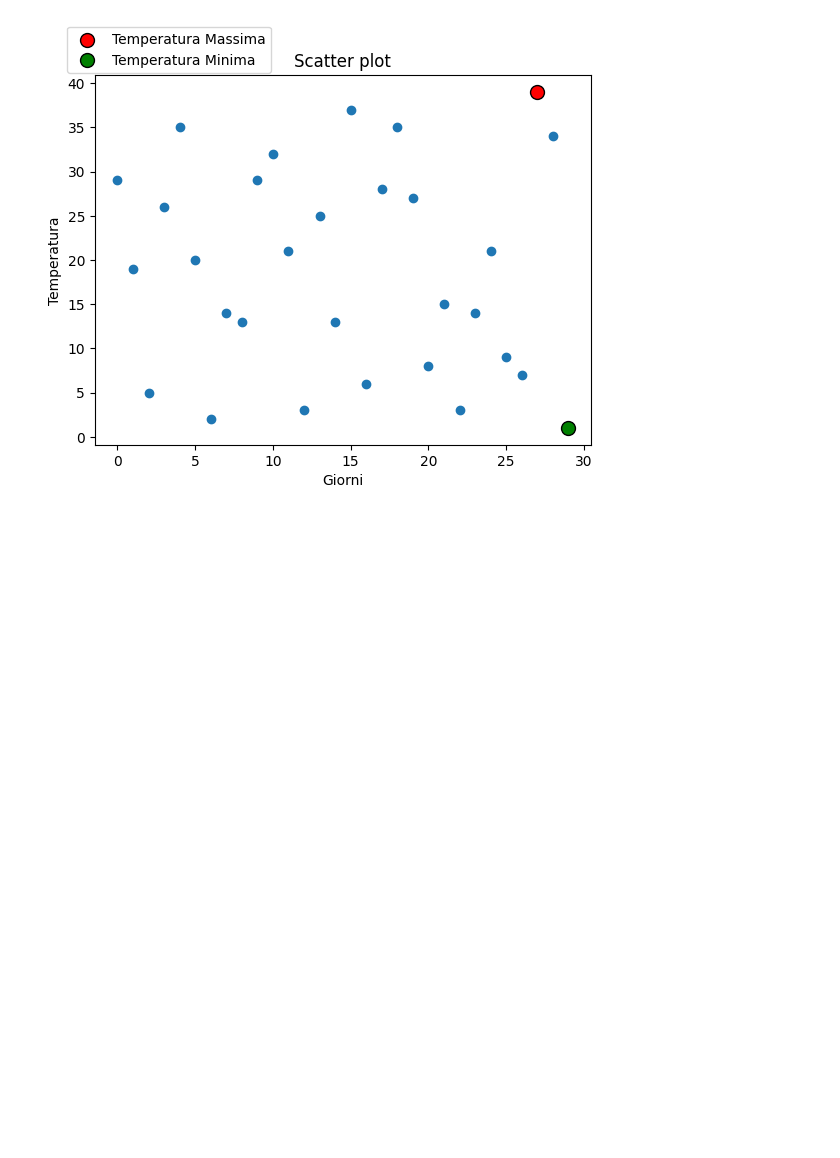
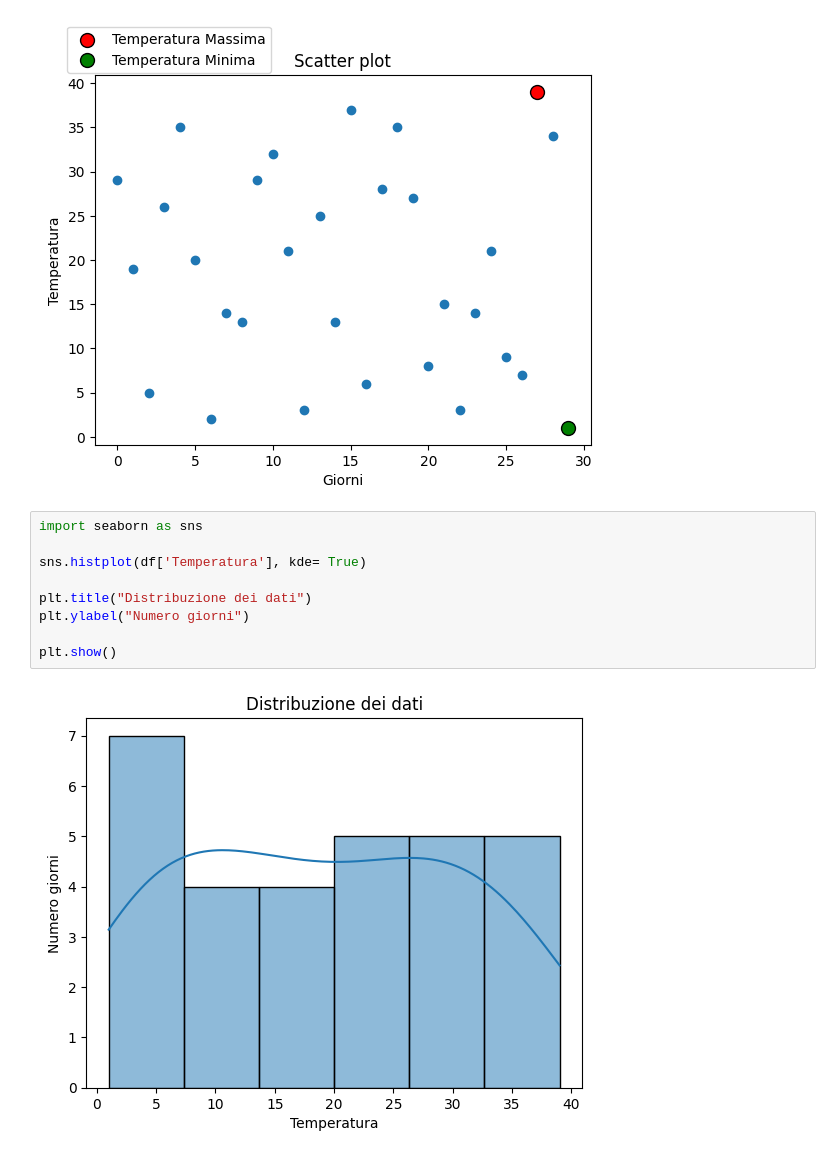
Before and after one commit to lemtiel93/Corso_AlessandroArgentino, a Jupyter notebook: corso-data-science/18-09/esercizio.ipynb, the cells around one changed output. Cells and saved outputs as stored; diff of their text form; blank space fills up the shorter version.

```diff
--- a/corso-data-science/18-09/esercizio.ipynb
+++ b/corso-data-science/18-09/esercizio.ipynb
@@ -62,3 +62,14 @@ plt.legend(loc='upper center', bbox_to_anchor=(0.15, 1.15))
 plt.show()
 # %% [output]
 [figure]
+# %%
+import seaborn as sns
+
+sns.histplot(df['Temperatura'], kde= True)
+
+plt.title("Distribuzione dei dati")
+plt.ylabel("Numero giorni")
+
+plt.show()
+# %% [output]
+[figure, added]
```
Also changed, not shown: 1 other file.
